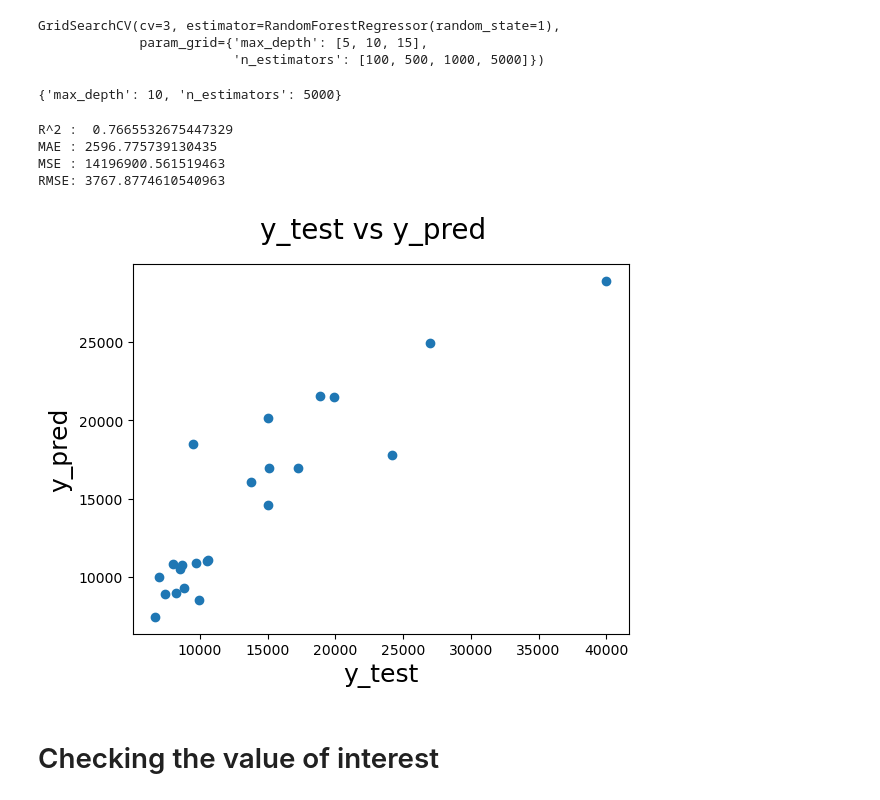
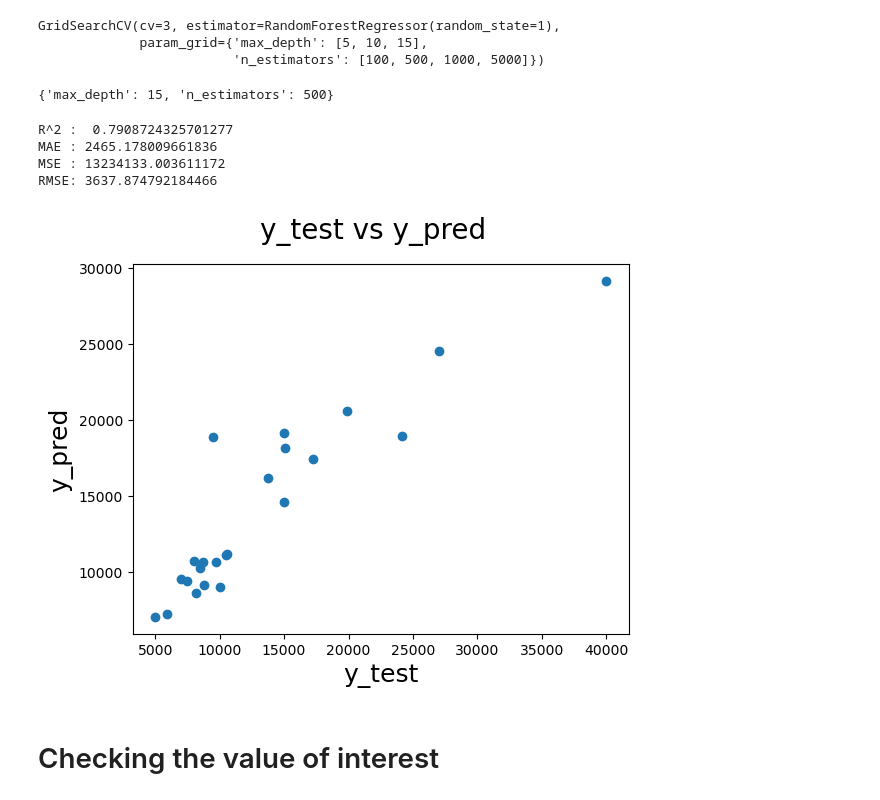
Before and after one commit to blue-quark/trailer_price_regression, a Jupyter notebook: trailer-price-regression.ipynb, the cells around one changed output. Drawn from its saved outputs; the diff is of its cells as text; code cells hidden in the pictures.

```diff
--- a/trailer-price-regression.ipynb
+++ b/trailer-price-regression.ipynb
@@ -103,7 +106,7 @@ data.shape
 (96, 26)
 # %%
 #these columns will be renamed to remove the space in the heading
-data = data.rename(columns={"exterior height": "eheight", "total dry weight": "tdweight", "interior height":"intheight", "exterior width":"ewidth", "Base price":"price"})
+data = data.rename(columns={"Usage Intent- On or 2": "Usage Intent- On or Off Road", "exterior height": "eheight", "total dry weight": "tdweight", "interior height":"intheight", "exterior width":"ewidth", "Base price":"price"})
 # %%
 #checking the categories are clean
 data['Passenger Side Door Window'].value_counts()
@@ -150,6 +174,9 @@ for i in range(len(x)):
 plt.show()
 # %% [output]
 [figure]
+# %%
+#drop the very expensive heavy trailer outlier
+data=data.drop(data.index[76])
 # %% [markdown]
 Now let's look at how a few features map onto the weight vs. price
 # %%
@@ -236,13 +238,13 @@ cat_data
 #created dummy variables from categories (also can use OneHotEncoder)
 #all_dummies = pd.get_dummies(data[['tdweight', 'length', 'Cabin exterior width', 'eheight', 'interior height highest point', 'Windows', 'Doors', 'Door Windows', 'Usage Intent- On or Off Road', 'A/C', 'Roof Rack', 'Spare Tire', 'Battery Power Supply', 'Cabinets', 'Refrigerator', 'Awning', 'Solar', 'STOVE', 'USB Charging', 'USB Cost', 'price']])
 # %%
-from sklearn.preprocessing import LabelEncoder
-labelencoder=LabelEncoder()
+#from sklearn.preprocessing import LabelEncoder
+#labelencoder=LabelEncoder()
 
 #label encode the data to prepare for modeling
 #label encoding is preferred for categorical variables
 
-for col in cat_data:
-    data[col] = labelencoder.fit_transform(data[col])
+#for col in cat_data:
+#    data[col] = labelencoder.fit_transform(data[col])
 
-data.head()
+#data.head()
@@ -591,8 +569,8 @@ This section is in progress while more feature data is collected.
 #the last columns contain values we want to predict
 data3=data.drop(data.index[91:])
 # %%
-#removing worst features from regressive feature selection
-X = data3.drop(['price', 'Awning', 'Battery Power Supply', 'STOVE', 'Usage Intent- On or Off Road'],axis=1)
+#removing features which preformed worst in numerous tests
+X = data3.drop(['price', 'Awning', 'Roof Rack'],axis=1)
 y=data3['price']
 # %%
 X_train,X_test,y_train,y_test = train_test_split(X,y,test_size=0.25,random_state=1)
@@ -733,17 +711,17 @@ GridSearchCV(cv=3, estimator=RandomForestRegressor(random_state=1),
 #print the best parameters determined in GridSearchCV
 CV_rfc.best_params_
 # %% [output]
-{'max_depth': 10, 'n_estimators': 5000}
+{'max_depth': 15, 'n_estimators': 500}
 # %%
 #run a final model using the optimal parameters
-final_model = RandomForestRegressor(criterion= 'squared_error', n_estimators=1000, max_features='sqrt', max_depth=15, min_samples_leaf=1, random_state=1)
+final_model = RandomForestRegressor(criterion= 'squared_error', n_estimators=500, max_features='sqrt', max_depth=15, min_samples_leaf=1, random_state=1)
 run_experiment(final_model)
 # %% [output]
-R^2 :  0.7665532675447329
-MAE : 2596.775739130435
-MSE : 14196900.561519463
-RMSE: 3767.8774610540963
+R^2 :  0.7908724325701277
+MAE : 2465.178009661836
+MSE : 13234133.003611172
+RMSE: 3637.874792184466
-[figure, old version]
+[figure, new version]
 # %% [markdown]
 # Checking the value of interest
 # %%
```
Also changed, not shown: parts of 44 cells of this notebook.
